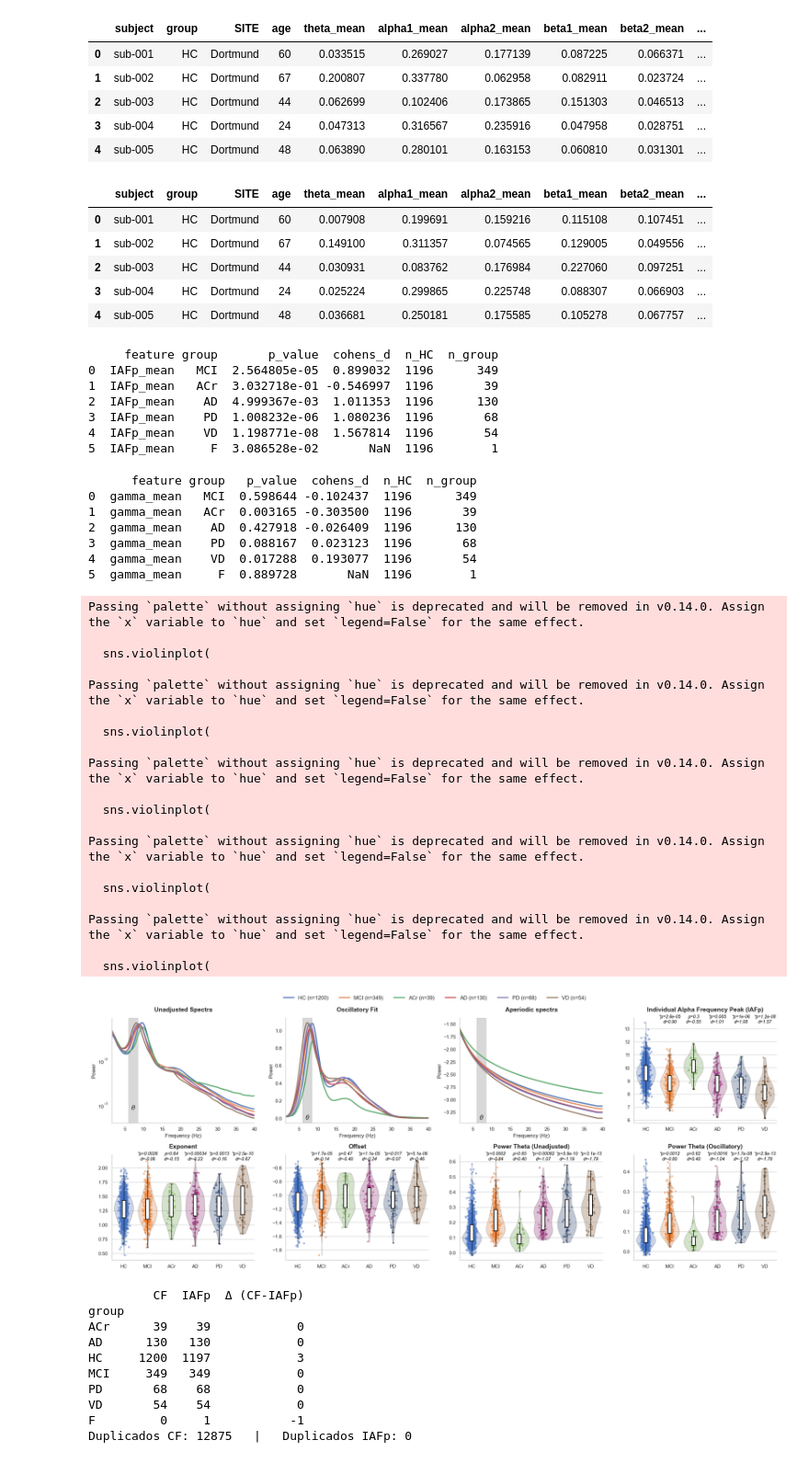
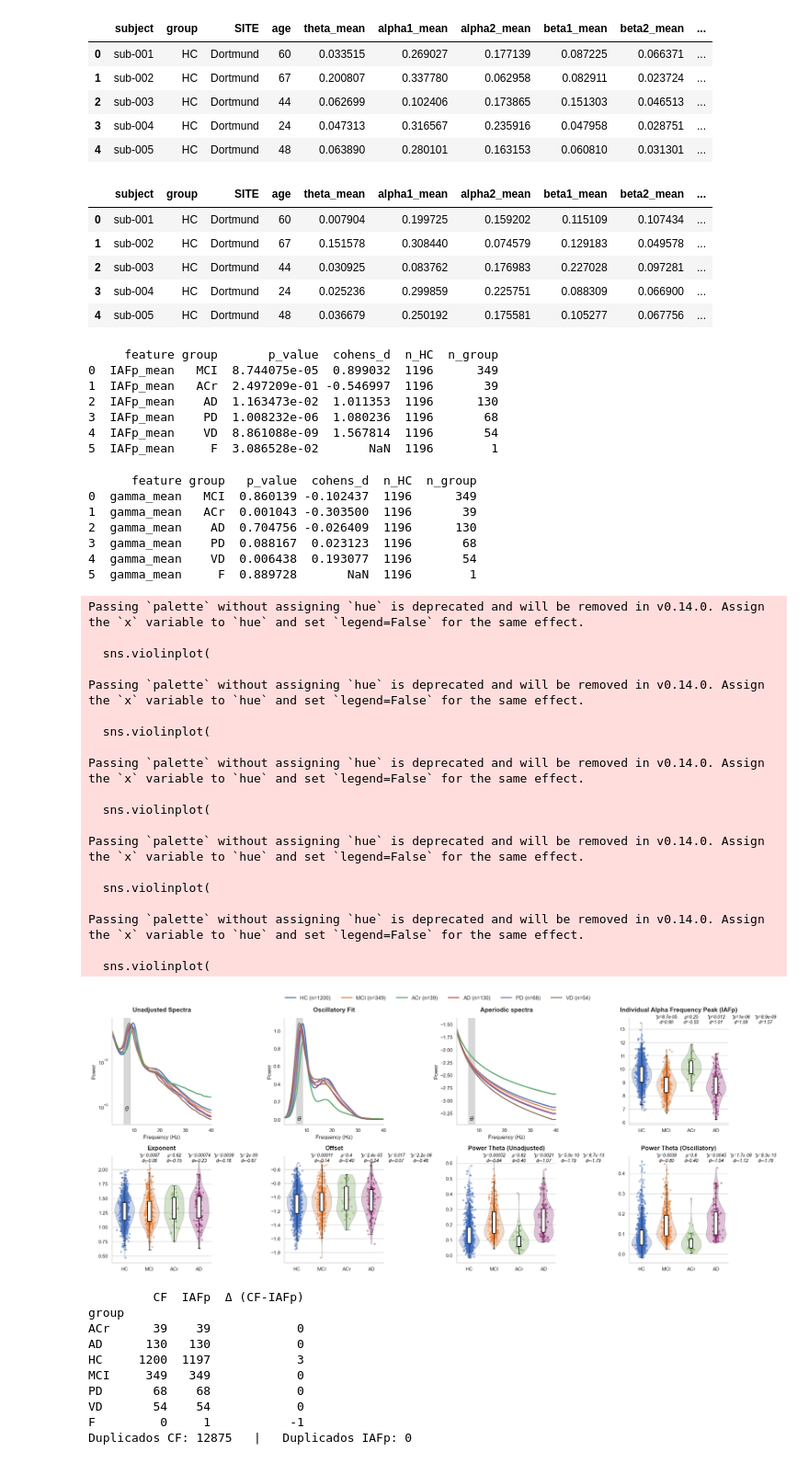
Before and after one commit to GNACo/NMEEG, a Jupyter notebook: prepare_datasets/graphs_manuscript.ipynb, the cells around one changed output. Shown at 92% size. Drawn from its saved outputs; the diff is of its cells as text; code cells hidden in the pictures.

Commit message:
include graphs manuscript

```diff
--- a/prepare_datasets/graphs_manuscript.ipynb
+++ b/prepare_datasets/graphs_manuscript.ipynb
@@ -5,14 +5,14 @@ import matplotlib.pyplot as plt
 # %%
 filtered_IAFs_database = pd.read_feather(r"D:\MulticentersEEG\Features_2_normativeModel\gamma_40\24_BEST_EPOCHS\AIF_Babiloni\filtered_IAFs_fooof_database.feather")
 # PW REL
-recombat_pw_rel_F= pd.read_excel(r"D:\MulticentersEEG\Features_2_normativeModel\gamma_40\24_BEST_EPOCHS\AIF_Babiloni\results_harmonize\recombat\pw_rel_canonic_roiF_SITE_age_group_recombat.xlsx", sheet_name='harmonizeSITE_age_group')
-recombat_pw_rel_C= pd.read_excel(r"D:\MulticentersEEG\Features_2_normativeModel\gamma_40\24_BEST_EPOCHS\AIF_Babiloni\results_harmonize\recombat\pw_rel_canonic_roiC_SITE_age_group_recombat.xlsx",sheet_name='harmonizeSITE_age_group')
-recombat_pw_rel_P= pd.read_excel(r"D:\MulticentersEEG\Features_2_normativeModel\gamma_40\24_BEST_EPOCHS\AIF_Babiloni\results_harmonize\recombat\pw_rel_canonic_roiP_SITE_age_group_recombat.xlsx", sheet_name='harmonizeSITE_age_group')
-recombat_pw_rel_O= pd.read_excel(r"D:\MulticentersEEG\Features_2_normativeModel\gamma_40\24_BEST_EPOCHS\AIF_Babiloni\results_harmonize\recombat\pw_rel_canonic_roiO_SITE_age_group_recombat.xlsx", sheet_name='harmonizeSITE_age_group')
-recombat_pw_rel_PO= pd.read_excel(r"D:\MulticentersEEG\Features_2_normativeModel\gamma_40\24_BEST_EPOCHS\AIF_Babiloni\results_harmonize\recombat\pw_rel_canonic_roiPO_SITE_age_group_recombat.xlsx",sheet_name='harmonizeSITE_age_group')
+recombat_pw_rel_F= pd.read_excel(r"D:\MulticentersEEG\Features_2_normativeModel\gamma_40\24_BEST_EPOCHS\AIF_Babiloni\results_harmonize_all\recombat\pw_rel_canonic_roiF_SITE_age_group_recombat.xlsx", sheet_name='harmonizeSITE_age_group')
+recombat_pw_rel_C= pd.read_excel(r"D:\MulticentersEEG\Features_2_normativeModel\gamma_40\24_BEST_EPOCHS\AIF_Babiloni\results_harmonize_all\recombat\pw_rel_canonic_roiC_SITE_age_group_recombat.xlsx",sheet_name='harmonizeSITE_age_group')
+recombat_pw_rel_P= pd.read_excel(r"D:\MulticentersEEG\Features_2_normativeModel\gamma_40\24_BEST_EPOCHS\AIF_Babiloni\results_harmonize_all\recombat\pw_rel_canonic_roiP_SITE_age_group_recombat.xlsx", sheet_name='harmonizeSITE_age_group')
+recombat_pw_rel_O= pd.read_excel(r"D:\MulticentersEEG\Features_2_normativeModel\gamma_40\24_BEST_EPOCHS\AIF_Babiloni\results_harmonize_all\recombat\pw_rel_canonic_roiO_SITE_age_group_recombat.xlsx", sheet_name='harmonizeSITE_age_group')
+recombat_pw_rel_PO= pd.read_excel(r"D:\MulticentersEEG\Features_2_normativeModel\gamma_40\24_BEST_EPOCHS\AIF_Babiloni\results_harmonize_all\recombat\pw_rel_canonic_roiPO_SITE_age_group_recombat.xlsx",sheet_name='harmonizeSITE_age_group')
 #  OSC REL
-recombat_pw_osc_F= pd.read_excel(r"D:\MulticentersEEG\Features_2_normativeModel\gamma_40\24_BEST_EPOCHS\AIF_Babiloni\results_harmonize\recombat\osc_pw_rel_canonic_roiF_SITE_age_group_recombat.xlsx",sheet_name='harmonizeSITE_age_group')
-recombat_pw_osc_C= pd.read_excel(r"D:\MulticentersEEG\Features_2_normativeModel\gamma_40\24_BEST_EPOCHS\AIF_Babiloni\results_harmonize\recombat\osc_pw_rel_canonic_roiC_SITE_age_group_recombat.xlsx",sheet_name='harmonizeSITE_age_group')
-recombat_pw_osc_P= pd.read_excel(r"D:\MulticentersEEG\Features_2_normativeModel\gamma_40\24_BEST_EPOCHS\AIF_Babiloni\results_harmonize\recombat\osc_pw_rel_canonic_roiP_SITE_age_group_recombat.xlsx",sheet_name='harmonizeSITE_age_group')
-recombat_pw_osc_O= pd.read_excel(r"D:\MulticentersEEG\Features_2_normativeModel\gamma_40\24_BEST_EPOCHS\AIF_Babiloni\results_harmonize\recombat\osc_pw_rel_canonic_roiO_SITE_age_group_recombat.xlsx",sheet_name='harmonizeSITE_age_group')
-recombat_pw_osc_PO= pd.read_excel(r"D:\MulticentersEEG\Features_2_normativeModel\gamma_40\24_BEST_EPOCHS\AIF_Babiloni\results_harmonize\recombat\osc_pw_rel_canonic_roiPO_SITE_age_group_recombat.xlsx",sheet_name='harmonizeSITE_age_group')
+recombat_pw_osc_F= pd.read_excel(r"D:\MulticentersEEG\Features_2_normativeModel\gamma_40\24_BEST_EPOCHS\AIF_Babiloni\results_harmonize_all\recombat\osc_pw_rel_canonic_roiF_SITE_age_group_recombat.xlsx",sheet_name='harmonizeSITE_age_group')
+recombat_pw_osc_C= pd.read_excel(r"D:\MulticentersEEG\Features_2_normativeModel\gamma_40\24_BEST_EPOCHS\AIF_Babiloni\results_harmonize_all\recombat\osc_pw_rel_canonic_roiC_SITE_age_group_recombat.xlsx",sheet_name='harmonizeSITE_age_group')
+recombat_pw_osc_P= pd.read_excel(r"D:\MulticentersEEG\Features_2_normativeModel\gamma_40\24_BEST_EPOCHS\AIF_Babiloni\results_harmonize_all\recombat\osc_pw_rel_canonic_roiP_SITE_age_group_recombat.xlsx",sheet_name='harmonizeSITE_age_group')
+recombat_pw_osc_O= pd.read_excel(r"D:\MulticentersEEG\Features_2_normativeModel\gamma_40\24_BEST_EPOCHS\AIF_Babiloni\results_harmonize_all\recombat\osc_pw_rel_canonic_roiO_SITE_age_group_recombat.xlsx",sheet_name='harmonizeSITE_age_group')
+recombat_pw_osc_PO= pd.read_excel(r"D:\MulticentersEEG\Features_2_normativeModel\gamma_40\24_BEST_EPOCHS\AIF_Babiloni\results_harmonize_all\recombat\osc_pw_rel_canonic_roiPO_SITE_age_group_recombat.xlsx",sheet_name='harmonizeSITE_age_group')
@@ -23,7 +29,7 @@ import pingouin as pg
 
 grupo_col = 'group'
 edad_col = 'age'
-grupos_clinicos = ['MCI', 'AD', 'PD', 'VD', 'ACr']
+grupos_clinicos = ['MCI', 'AD', 'ACr']
 
 df = recombat_pw_rel_F[[grupo_col, edad_col]].dropna()
 hc = df[df[grupo_col] == 'HC'][edad_col].dropna()
@@ -202,11 +181,11 @@ osc_avg['offset_mean'] = osc_combined[[col for col in osc_combined.columns if 'h
 osc_avg.head()
 # %% [output]
 |  | subject | group | SITE | age | theta_mean | alpha1_mean | alpha2_mean | beta1_mean | beta2_mean | ... |
-| 0 | sub-001 | HC | Dortmund | 60 | 0.007908 | 0.199691 | 0.159216 | 0.115108 | 0.107451 | ... |
-| 1 | sub-002 | HC | Dortmund | 67 | 0.149100 | 0.311357 | 0.074565 | 0.129005 | 0.049556 | ... |
-| 2 | sub-003 | HC | Dortmund | 44 | 0.030931 | 0.083762 | 0.176984 | 0.227060 | 0.097251 | ... |
-| 3 | sub-004 | HC | Dortmund | 24 | 0.025224 | 0.299865 | 0.225748 | 0.088307 | 0.066903 | ... |
-| 4 | sub-005 | HC | Dortmund | 48 | 0.036681 | 0.250181 | 0.175585 | 0.105278 | 0.067757 | ... |
+| 0 | sub-001 | HC | Dortmund | 60 | 0.007904 | 0.199725 | 0.159202 | 0.115109 | 0.107434 | ... |
+| 1 | sub-002 | HC | Dortmund | 67 | 0.151578 | 0.308440 | 0.074579 | 0.129183 | 0.049578 | ... |
+| 2 | sub-003 | HC | Dortmund | 44 | 0.030925 | 0.083762 | 0.176983 | 0.227028 | 0.097281 | ... |
+| 3 | sub-004 | HC | Dortmund | 24 | 0.025236 | 0.299859 | 0.225751 | 0.088309 | 0.066900 | ... |
+| 4 | sub-005 | HC | Dortmund | 48 | 0.036679 | 0.250192 | 0.175581 | 0.105277 | 0.067756 | ... |
 # %%
 def plot_average_spectrum_by_group(data, freqs_ref, component, component_name, ax, legend_handles_labels):
     """
@@ -315,22 +294,22 @@ df_results = gam_group_comparison(pw_avg, feature_col='IAFp_mean')
 print(df_results)
 # %% [output]
      feature group       p_value  cohens_d  n_HC  n_group
-0  IAFp_mean   MCI  2.564805e-05  0.899032  1196      349
-1  IAFp_mean   ACr  3.032718e-01 -0.546997  1196       39
-2  IAFp_mean    AD  4.999367e-03  1.011353  1196      130
+0  IAFp_mean   MCI  8.744075e-05  0.899032  1196      349
+1  IAFp_mean   ACr  2.497209e-01 -0.546997  1196       39
+2  IAFp_mean    AD  1.163473e-02  1.011353  1196      130
 3  IAFp_mean    PD  1.008232e-06  1.080236  1196       68
-4  IAFp_mean    VD  1.198771e-08  1.567814  1196       54
+4  IAFp_mean    VD  8.861088e-09  1.567814  1196       54
 5  IAFp_mean     F  3.086528e-02       NaN  1196        1
 # %%
 df_results = gam_group_comparison(pw_avg, feature_col='gamma_mean')
 print(df_results)
 # %% [output]
       feature group   p_value  cohens_d  n_HC  n_group
-0  gamma_mean   MCI  0.598644 -0.102437  1196      349
-1  gamma_mean   ACr  0.003165 -0.303500  1196       39
-2  gamma_mean    AD  0.427918 -0.026409  1196      130
+0  gamma_mean   MCI  0.860139 -0.102437  1196      349
+1  gamma_mean   ACr  0.001043 -0.303500  1196       39
+2  gamma_mean    AD  0.704756 -0.026409  1196      130
 3  gamma_mean    PD  0.088167  0.023123  1196       68
-4  gamma_mean    VD  0.017288  0.193077  1196       54
+4  gamma_mean    VD  0.006438  0.193077  1196       54
 5  gamma_mean     F  0.889728       NaN  1196        1
 # %%
 def violin_with_final_style(ax, data, x, y, title,group_order, group_palette):
@@ -401,7 +380,7 @@ filtered_IAFs_database['group'] = filtered_IAFs_database['group'].replace(group_
 filtered_IAFs_database = filtered_IAFs_database[filtered_IAFs_database['group'].notna()]
 
 # Orden y colores por grupo
-group_order = ['HC', 'MCI', 'ACr', 'AD', 'PD', 'VD']
+group_order = ['HC', 'MCI', 'ACr', 'AD']
 group_palette = {
     'HC': '#4472C4',
     'MCI': '#ED7D31',
@@ -456,34 +435,34 @@ fig.legend(
     ncol=len(labels),
     frameon=False,
     fontsize=12
 )
 
 fig.suptitle( '')
 plt.tight_layout(rect=[0, 0.1, 1, 0.98])
 plt.savefig(r'D:\MulticentersEEG\graphs_thesis_LMZS\features_theta.pdf', bbox_inches='tight', dpi=300)
 plt.savefig(r'D:\MulticentersEEG\graphs_thesis_LMZS\features_theta.svg', bbox_inches='tight', dpi=300)
 plt.show()
 # %% [output]
 Passing `palette` without assigning `hue` is deprecated and will be removed in v0.14.0. Assign the `x` variable to `hue` and set `legend=False` for the same effect.
 
   sns.violinplot(
 
 Passing `palette` without assigning `hue` is deprecated and will be removed in v0.14.0. Assign the `x` variable to `hue` and set `legend=False` for the same effect.
 
   sns.violinplot(
 
 Passing `palette` without assigning `hue` is deprecated and will be removed in v0.14.0. Assign the `x` variable to `hue` and set `legend=False` for the same effect.
 
   sns.violinplot(
 
 Passing `palette` without assigning `hue` is deprecated and will be removed in v0.14.0. Assign the `x` variable to `hue` and set `legend=False` for the same effect.
 
   sns.violinplot(
 
 Passing `palette` without assigning `hue` is deprecated and will be removed in v0.14.0. Assign the `x` variable to `hue` and set `legend=False` for the same effect.
 
   sns.violinplot(
-[figure, old version]
+[figure, new version]
 # %%
 import pandas as pd
 
```
Also changed, not shown: parts of 4 cells of this notebook, 18 other files.
